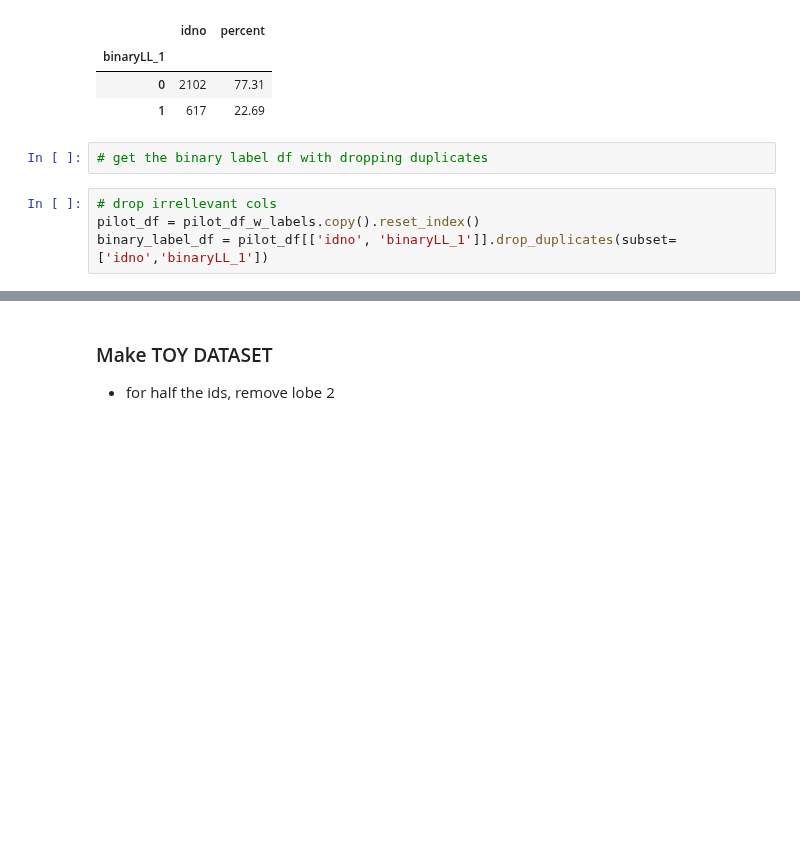
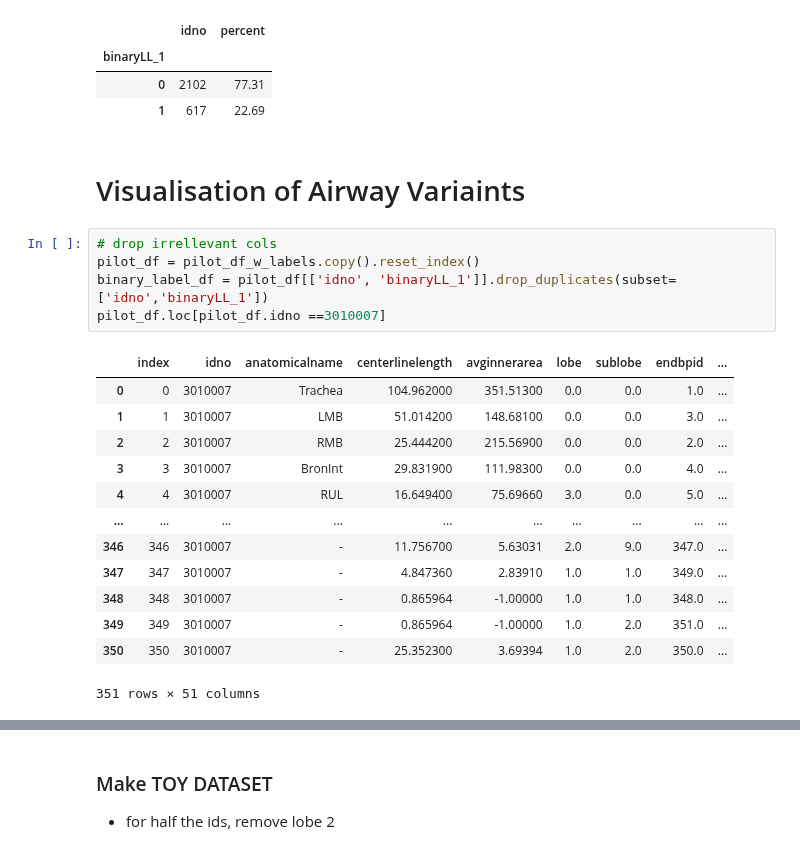
Before and after one commit to s-n-naik/airway_exploration, a Jupyter notebook: graph_networks/graph_test.ipynb, the cells around one changed output, grey strips where cells are left out. Drawn from its saved outputs; the diff is of its cells as text; blank space fills up the shorter version.

```diff
--- a/graph_networks/graph_test.ipynb
+++ b/graph_networks/graph_test.ipynb
@@ -132,9 +129,24 @@ binary_label_freq
 | binaryLL_1 |  |  |
 | 0 | 2102 | 77.31 |
 | 1 | 617 | 22.69 |
-# %%
-# get the binary label df with dropping duplicates
+# %% [markdown]
+# Visualisation of Airway Variaints
 # %%
 # drop irrellevant cols
 pilot_df = pilot_df_w_labels.copy().reset_index()
 binary_label_df = pilot_df[['idno', 'binaryLL_1']].drop_duplicates(subset=['idno','binaryLL_1'])
+pilot_df.loc[pilot_df.idno ==3010007]
+# %% [output]
+|  | index | idno | anatomicalname | centerlinelength | avginnerarea | lobe | sublobe | endbpid | ... |
+| 0 | 0 | 3010007 | Trachea | 104.962000 | 351.51300 | 0.0 | 0.0 | 1.0 | ... |
+| 1 | 1 | 3010007 | LMB | 51.014200 | 148.68100 | 0.0 | 0.0 | 3.0 | ... |
+| 2 | 2 | 3010007 | RMB | 25.444200 | 215.56900 | 0.0 | 0.0 | 2.0 | ... |
+| 3 | 3 | 3010007 | BronInt | 29.831900 | 111.98300 | 0.0 | 0.0 | 4.0 | ... |
+| 4 | 4 | 3010007 | RUL | 16.649400 | 75.69660 | 3.0 | 0.0 | 5.0 | ... |
+| ... | ... | ... | ... | ... | ... | ... | ... | ... | ... |
+| 346 | 346 | 3010007 | - | 11.756700 | 5.63031 | 2.0 | 9.0 | 347.0 | ... |
+| 347 | 347 | 3010007 | - | 4.847360 | 2.83910 | 1.0 | 1.0 | 349.0 | ... |
+| 348 | 348 | 3010007 | - | 0.865964 | -1.00000 | 1.0 | 1.0 | 348.0 | ... |
+| 349 | 349 | 3010007 | - | 0.865964 | -1.00000 | 1.0 | 2.0 | 351.0 | ... |
+| 350 | 350 | 3010007 | - | 25.352300 | 3.69394 | 1.0 | 2.0 | 350.0 | ... |
+351 rows × 51 columns
```
Also changed, not shown: parts of 6 cells of this notebook, 7 other files.
